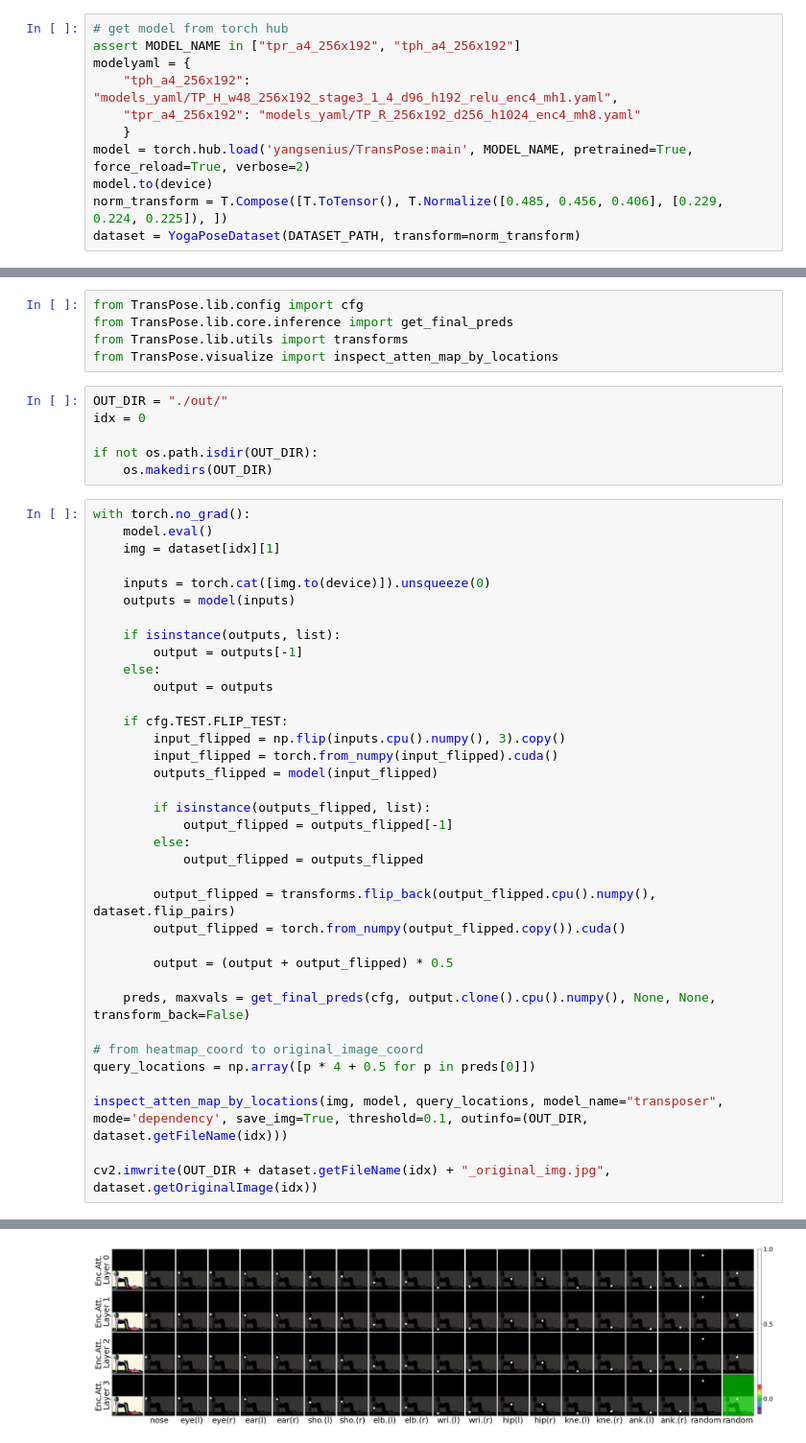
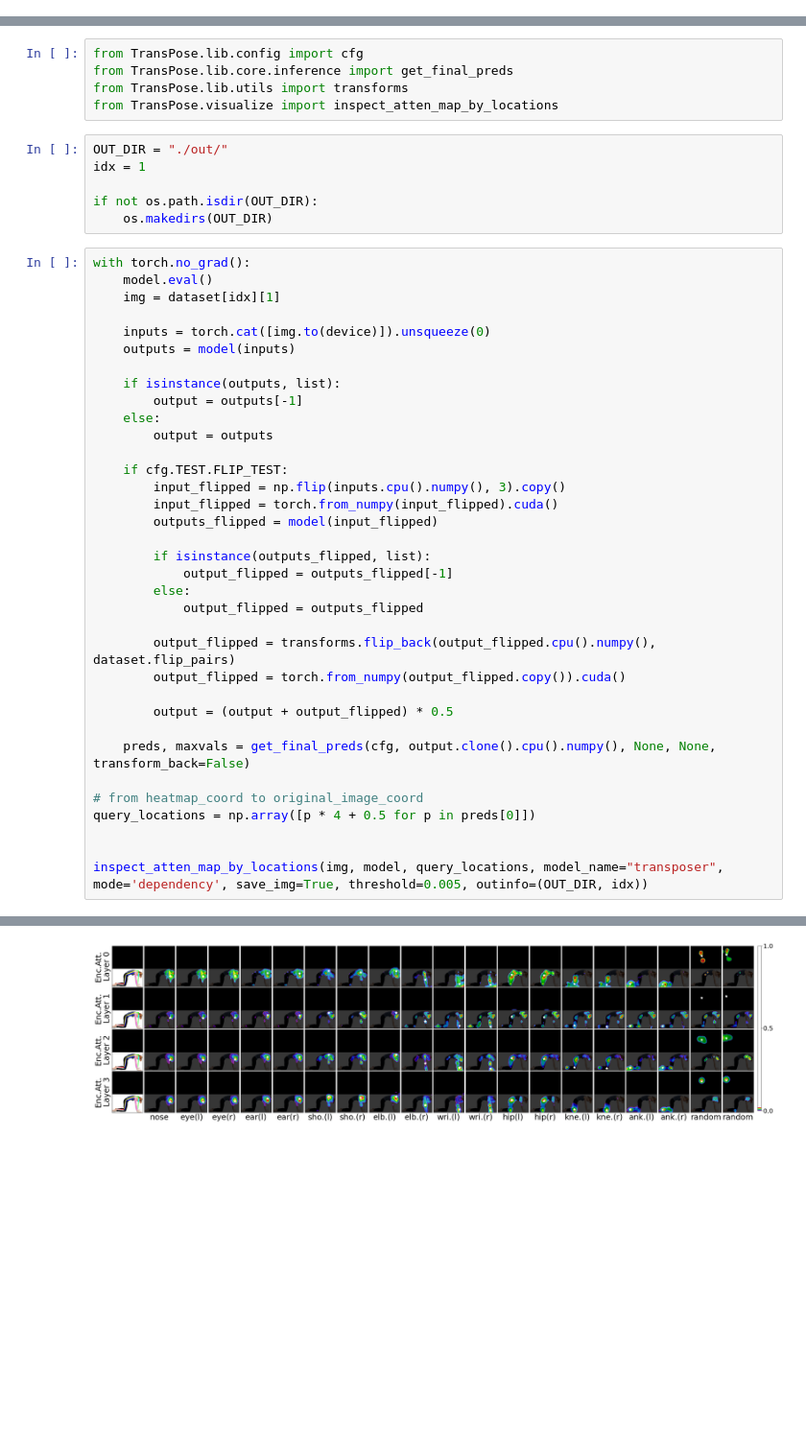
Before and after one commit to michele17284/YogaPose, a Jupyter notebook: TransPoseVisualizer.ipynb, the cells around one changed output, grey strips where cells are left out. Shown: that part at 96% size. Cells and saved outputs as stored; diff of their text form; blank space fills up the shorter version.

Commit message:
Updated Visualization

```diff
--- a/TransPoseVisualizer.ipynb
+++ b/TransPoseVisualizer.ipynb
@@ -83,11 +86,0 @@ MODEL_NAME = "tpr_a4_256x192"
-# %%
-# get model from torch hub
-assert MODEL_NAME in ["tpr_a4_256x192", "tph_a4_256x192"]
-modelyaml = {
-	"tph_a4_256x192": "models_yaml/TP_H_w48_256x192_stage3_1_4_d96_h192_relu_enc4_mh1.yaml",
-	"tpr_a4_256x192": "models_yaml/TP_R_256x192_d256_h1024_enc4_mh8.yaml"
-	}
-model = torch.hub.load('yangsenius/TransPose:main', MODEL_NAME, pretrained=True, force_reload=True, verbose=2)
-model.to(device)
-norm_transform = T.Compose([T.ToTensor(), T.Normalize([0.485, 0.456, 0.406], [0.229, 0.224, 0.225]), ])
-dataset = YogaPoseDataset(DATASET_PATH, transform=norm_transform)
@@ -102,7 +100,7 @@ from TransPose.lib.utils import transforms
 from TransPose.visualize import inspect_atten_map_by_locations
 # %%
 OUT_DIR = "./out/"
-idx = 0
+idx = 1
 
 if not os.path.isdir(OUT_DIR):
 	os.makedirs(OUT_DIR)
@@ -139,7 +137,6 @@ with torch.no_grad():
 # from heatmap_coord to original_image_coord
 query_locations = np.array([p * 4 + 0.5 for p in preds[0]])
 
-inspect_atten_map_by_locations(img, model, query_locations, model_name="transposer", mode='dependency', save_img=True, threshold=0.1, outinfo=(OUT_DIR, dataset.getFileName(idx)))
 
-cv2.imwrite(OUT_DIR + dataset.getFileName(idx) + "_original_img.jpg", dataset.getOriginalImage(idx))
+inspect_atten_map_by_locations(img, model, query_locations, model_name="transposer", mode='dependency', save_img=True, threshold=0.005, outinfo=(OUT_DIR, idx))
 # %% [output]
@@ -147,5 +144,5 @@ filename: 0005436.jpg
 Clipping input data to the valid range for imshow with RGB data ([0..1] for floats or [0..255] for integers).
 Clipping input data to the valid range for imshow with RGB data ([0..1] for floats or [0..255] for integers).
 Clipping input data to the valid range for imshow with RGB data ([0..1] for floats or [0..255] for integers).
 Clipping input data to the valid range for imshow with RGB data ([0..1] for floats or [0..255] for integers).
-[figure, old version]
+[figure, new version]
```
Also changed, not shown: parts of 6 cells of this notebook, 1 other file.
